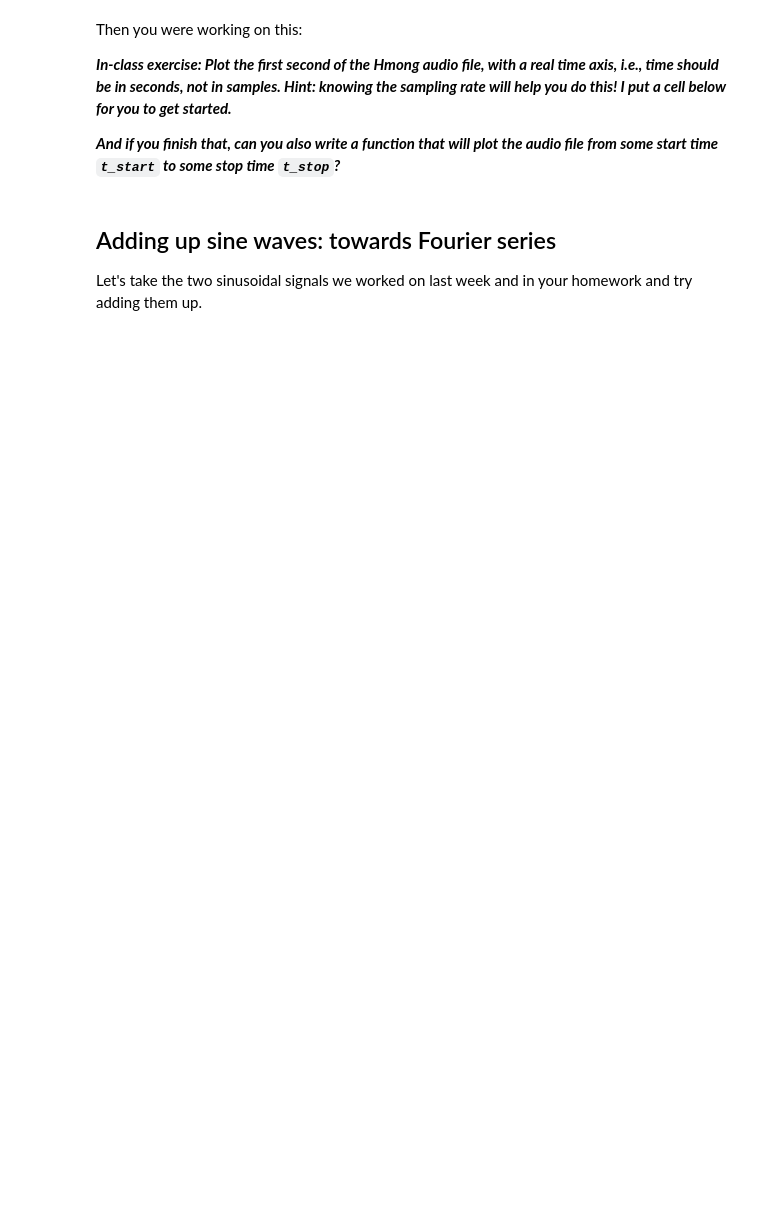
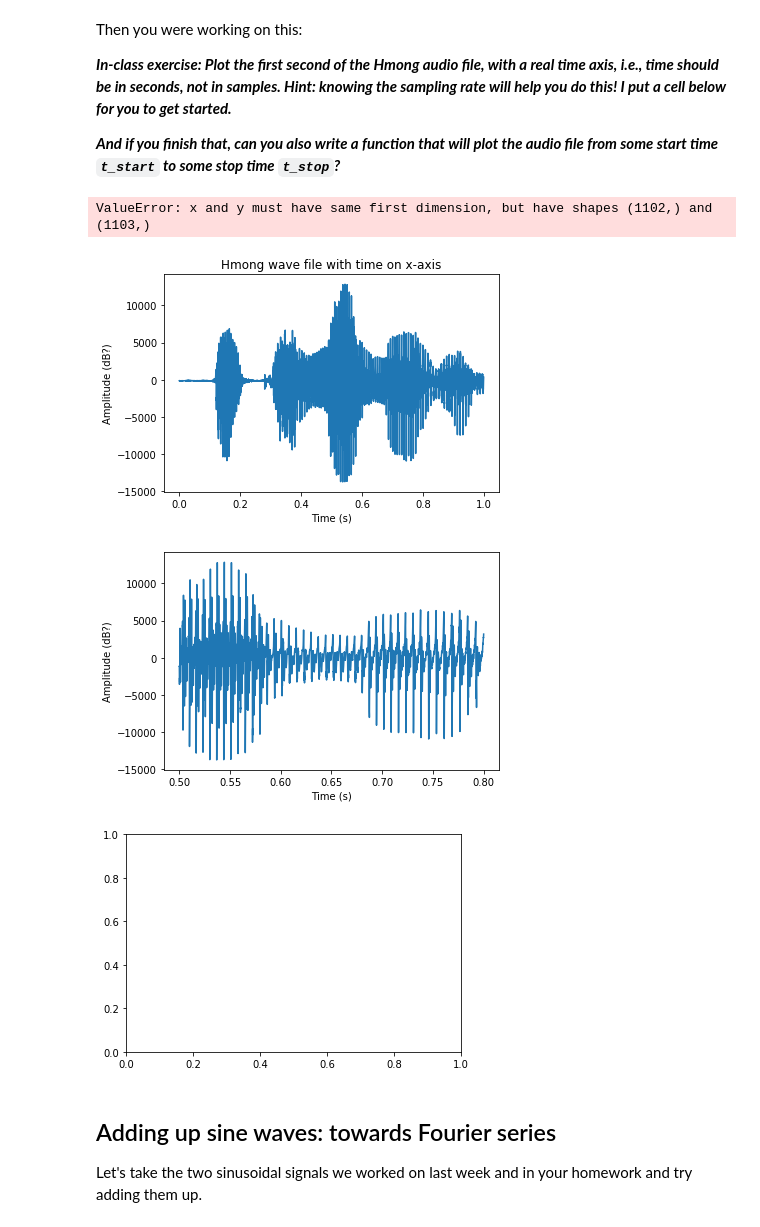
Before and after one commit to ling592b-f19/592b-f19-class, a Jupyter notebook: class_2-2/592B-F19_class2-2.ipynb, the cells around one changed output. Saved outputs shown, nothing was run; the diff lists cells and outputs as text; code cells hidden in the pictures; blank space fills up the shorter version.

```diff
--- a/class_2-2/592B-F19_class2-2.ipynb
+++ b/class_2-2/592B-F19_class2-2.ipynb
@@ -94,35 +130,40 @@ plt.ylabel("Amplitude (dB?)")
 plt.xlabel("Time (s)")
 # set the title
 plt.title("Hmong wave file with time on x-axis")
 
 # In general, suppose we want to plot the audio from t_start to t_stop.
 # Then we could do: x = np.linspace(t_start, t_stop, ns)
 # But what's ns? We did that in the Class 1.2 notebook.
 # ns = (t_stop - t_start) / Ts + 1
 # Or, if we are ignoring the +/- 1 sample, ns = (t_stop - t_start) * fs
 # So, we can do this:
 
 def plot_with_time_axis(t_start, t_stop, fs_data, DEBUG = True, data=hmong_data):
     ns = int((t_stop - t_start) * fs_data) # number of samples from t_start to t_stop
     if DEBUG: print("ns = ", ns)
     n_start = int(round(t_start * fs_data)) # sample number corresponding to t_start
     if DEBUG: print("n_start = ", n_start)
     n_stop = int(round(t_stop * fs_data)) # sample number corresponding to t_stop
     if DEBUG:
         print("n_stop = ", n_stop)
         print("len(data[n_start:n_stop]) = ", len(data[n_start:n_stop]))
     x = np.linspace(t_start, t_stop, ns)
     if DEBUG: print("len(x)= ", len(x))
     plt.figure()
     plt.plot(x, data[n_start:n_stop])
     # label the axes
     plt.ylabel("Amplitude (dB?)")
     plt.xlabel("Time (s)")
 
-plot_with_time_axis(0.5, 0.8, fs)
-plot_with_time_axis(0.5, 0.55, fs)  # oops, an error!  Why?
+plot_with_time_axis(0.5, 0.8, fs, DEBUG = False)
+plot_with_time_axis(0.5, 0.55, fs, DEBUG = False)  # oops, an error!  Why?
 
 # how could we make this code more robust? -> HW
+# %% [output]
+ValueError: x and y must have same first dimension, but have shapes (1102,) and (1103,)
+[figure, added]
+[figure, added]
+[figure, added]
 # %% [markdown]
 ## Adding up sine waves: towards Fourier series
 
```
Also changed, not shown: parts of 9 cells of this notebook, 1 other file.
